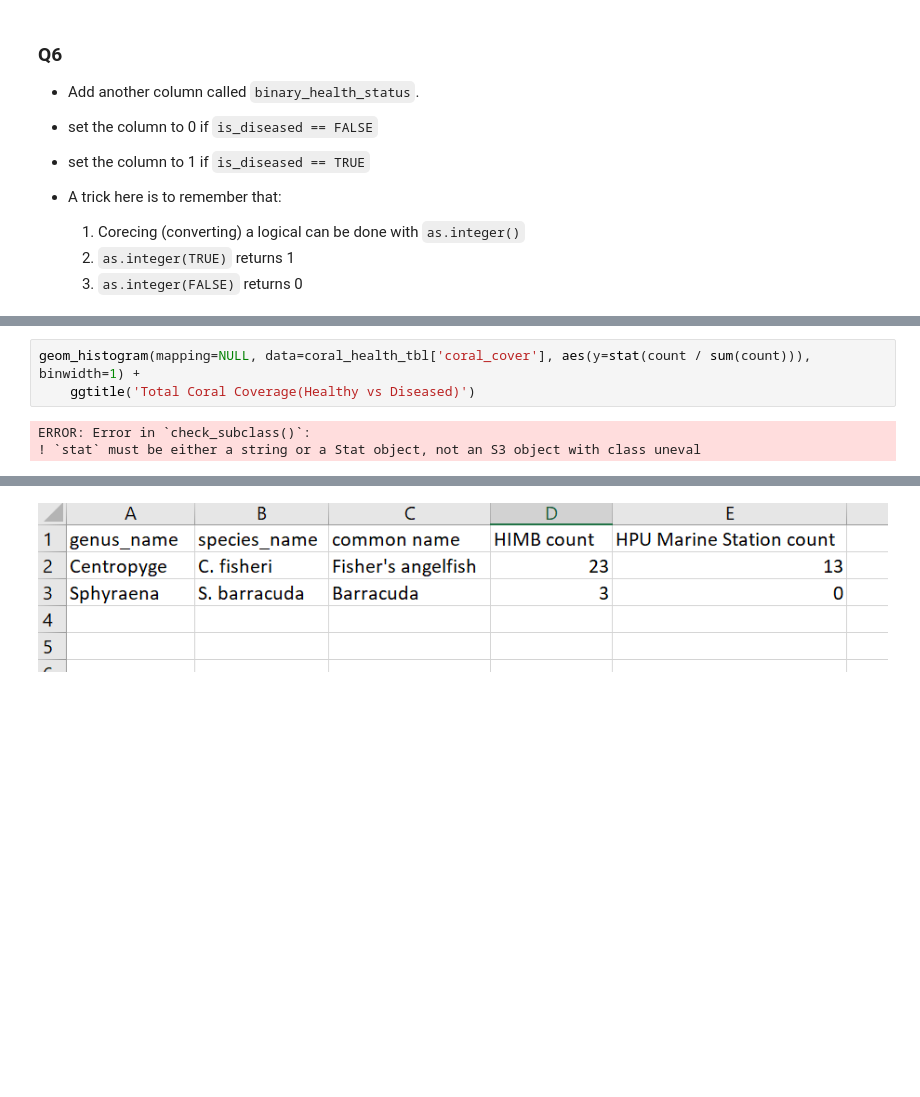
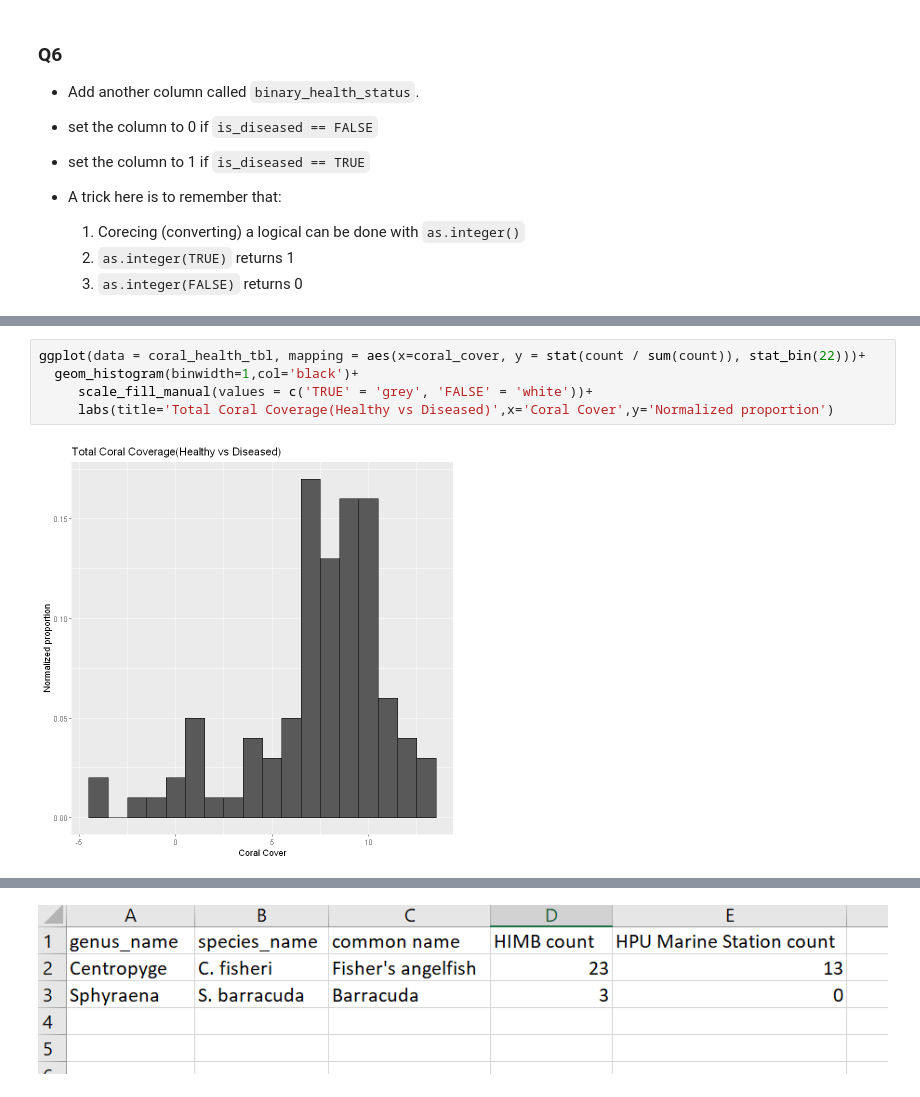
Before and after one commit to RachelNunley/MBIO612F22, a Jupyter notebook: 4_apply_and_data/exprience-apply-functions.ipynb, the cells around one changed output, grey strips where cells are left out. Drawn from its saved outputs; the diff is of its cells as text; blank space fills up the shorter version.

```diff
--- a/4_apply_and_data/exprience-apply-functions.ipynb
+++ b/4_apply_and_data/exprience-apply-functions.ipynb
@@ -231,12 +231,13 @@ A tibble: 100 × 4
 * Use the `labs` function to add a title and to change the labels for the `x` and `y` axes
 * The plot should look "somewhat" like the following
 ![](https://www.dropbox.com/s/wdbdj05rd50vb0k/healthy-diseased.png?dl=1)
-# %%
-geom_histogram(mapping=NULL, data=coral_health_tbl['coral_cover'], aes(y=stat(count / sum(count))), binwidth=1) +
-    ggtitle('Total Coral Coverage(Healthy vs Diseased)')
-# %% [output]
-ERROR: Error in `check_subclass()`:
-! `stat` must be either a string or a Stat object, not an S3 object with class uneval
+# %%
+ggplot(data = coral_health_tbl, mapping = aes(x=coral_cover, y = stat(count / sum(count)), stat_bin(22)))+
+  geom_histogram(binwidth=1,col='black')+
+     scale_fill_manual(values = c('TRUE' = 'grey', 'FALSE' = 'white'))+
+     labs(title='Total Coral Coverage(Healthy vs Diseased)',x='Coral Cover',y='Normalized proportion')
+# %% [output]
+[figure, added]
 # %% [markdown]
 ### Q8
 
```
Also changed, not shown: parts of 4 cells of this notebook.
